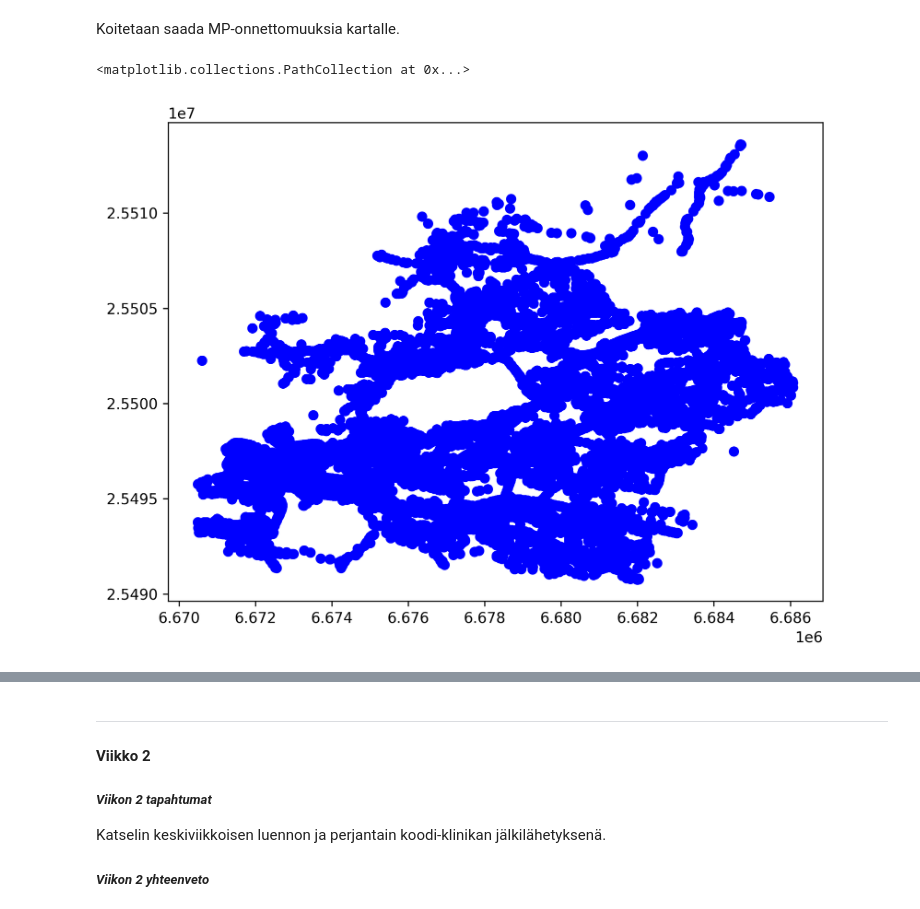
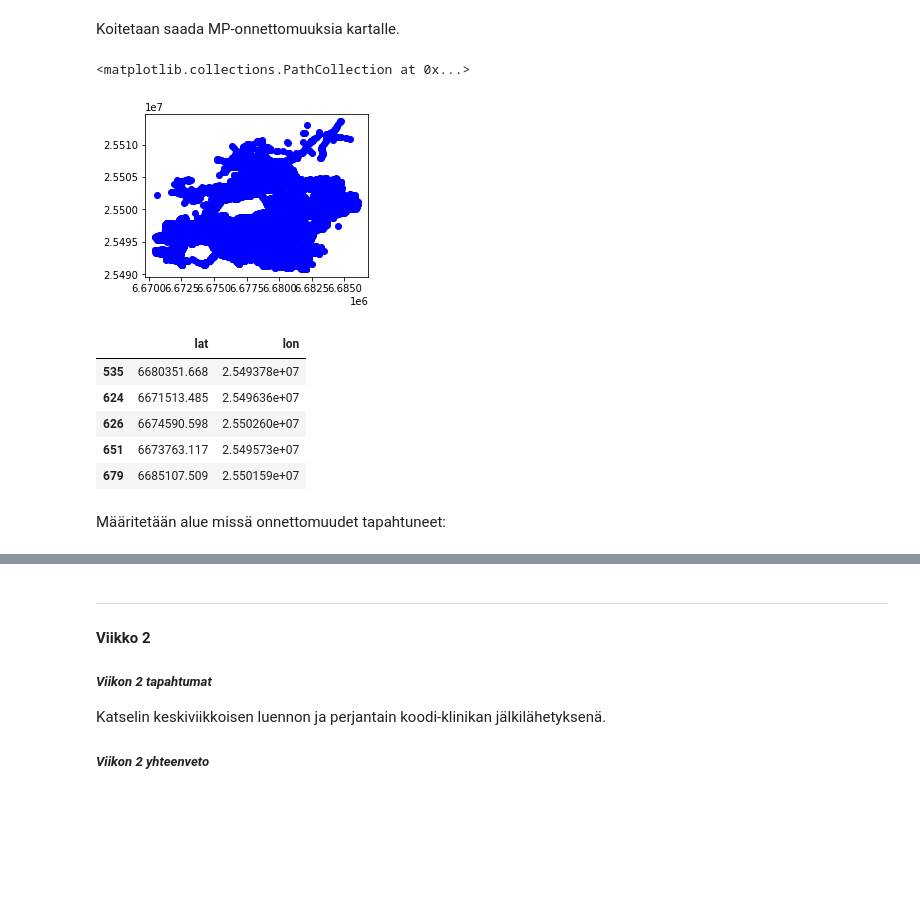
Before and after one commit to holezekki99/JODA2022, a Jupyter notebook: JODA2022_workbook.ipynb, the cells around one changed output, grey strips where cells are left out. Saved outputs shown, nothing was run; the diff lists cells and outputs as text; code cells hidden in the pictures; blank space fills up the shorter version.

```diff
--- a/JODA2022_workbook.ipynb
+++ b/JODA2022_workbook.ipynb
@@ -127,8 +127,25 @@ df_mp['VV'].value_counts().sort_index().plot.bar()
 # %% [markdown]
 Koitetaan saada MP-onnettomuuksia kartalle.
 # %%
-figure(figsize=(8, 6), dpi=300)
+figure(figsize=(4, 3))
 plt.scatter(df['pohj_etrs'], df['ita_etrs'], c ="blue")
 # %% [output]
 <matplotlib.collections.PathCollection at 0x...>
-[figure, old version]
+[figure, new version]
+# %%
+
+#us_cities = pd.read_csv("https://raw.githubusercontent.com/plotly/datasets/master/us-cities-top-1k.csv")
+mp_onnettomuus_loc = df_mp[['pohj_etrs', 'ita_etrs']]
+mp_onnettomuus_loc = mp_onnettomuus_loc.rename(columns={"pohj_etrs":"lat", "ita_etrs":"lon"})
+mp_onnettomuus_loc['lat'] = mp_onnettomuus_loc['lat']
+mp_onnettomuus_loc['lon'] = mp_onnettomuus_loc['lon']
+mp_onnettomuus_loc.head()
+# %% [output]
+|  | lat | lon |
+| 535 | 6680351.668 | 2.549378e+07 |
+| 624 | 6671513.485 | 2.549636e+07 |
+| 626 | 6674590.598 | 2.550260e+07 |
+| 651 | 6673763.117 | 2.549573e+07 |
+| 679 | 6685107.509 | 2.550159e+07 |
+# %% [markdown]
+Määritetään alue missä onnettomuudet tapahtuneet:
```
Also changed, not shown: parts of 8 cells of this notebook.
